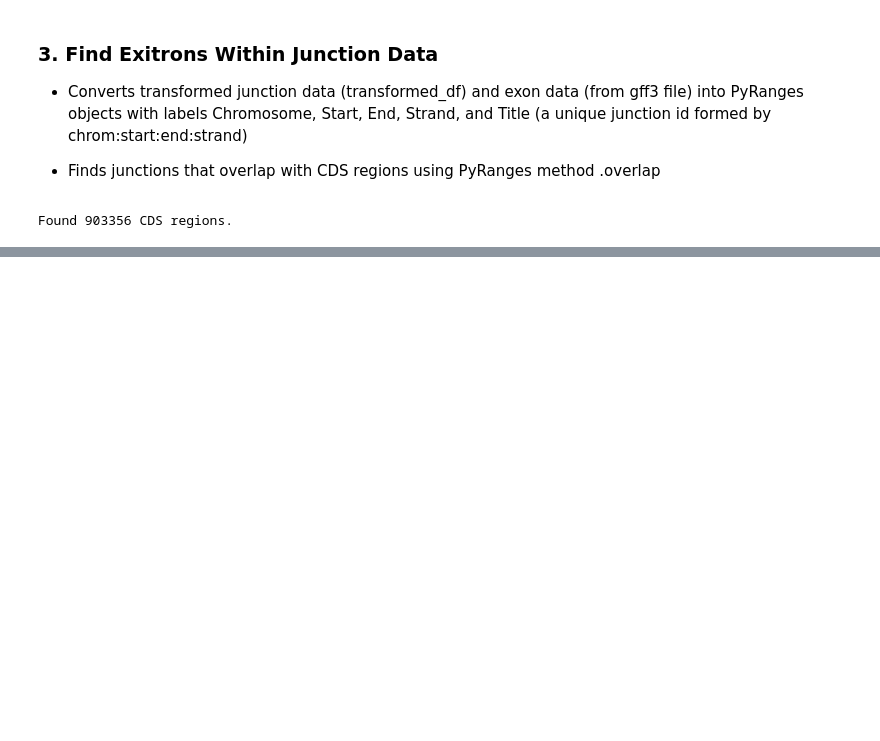
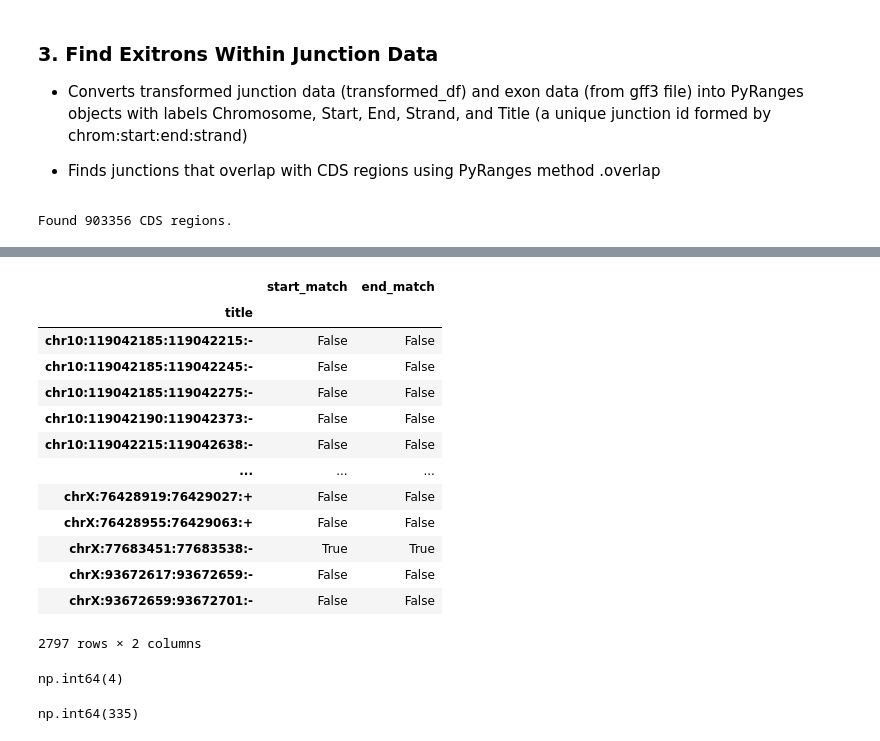
Before and after one commit to nc0le/knowles-lab, a Jupyter notebook: pipeline_v1.ipynb, the cells around one changed output, grey strips where cells are left out. Cells and saved outputs as stored; diff of their text form; code cells hidden in the pictures; blank space fills up the shorter version.

```diff
--- a/pipeline_v1.ipynb
+++ b/pipeline_v1.ipynb
@@ -259,0 +313,55 @@ Transformed 242223 junction records.
+# %%
+def identifyExitrons(exitrons, exons):
+    split_coords = exitrons.index.str.split(':').tolist()
+
+    junctions_long = pd.DataFrame(
+        split_coords,
+        columns=['Chromosome', 'Start', 'End', 'Strand'],
+        index=exitrons.index
+    )
+    junctions_long['Start'] = pd.to_numeric(junctions_long['Start'])
+    junctions_long['End'] = pd.to_numeric(junctions_long['End'])
+
+    # create sets of exon junction ends and starts
+    exon_starts_set = set(exons.Chromosome.astype(str) + ':' + exons.Start.astype(str))
+    exon_ends_set = set(exons.Chromosome.astype(str) + ':' + exons.End.astype(str))
+
+    # create the exitron keys for comparison
+    exitron_start_keys = junctions_long['Chromosome'].astype(str) + ':' + (junctions_long['Start']).astype(str)
+    exitron_end_keys = junctions_long['Chromosome'].astype(str) + ':' + (junctions_long['End']).astype(str)
+
+    # create the final boolean columns and add them to the original DataFrame
+    results_df = pd.DataFrame(
+        {
+            'start_match': exitron_start_keys.isin(exon_ends_set).values,
+            'end_match': exitron_end_keys.isin(exon_starts_set).values
+        },
+        index=exitrons.index
+    )
+
+    return results_df
+# %%
+identifyExitrons(filtered_exitron_data, exons)
+# %% [output]
+|  | start_match | end_match |
+| title |  |  |
+| chr10:119042185:119042215:- | False | False |
+| chr10:119042185:119042245:- | False | False |
+| chr10:119042185:119042275:- | False | False |
+| chr10:119042190:119042373:- | False | False |
+| chr10:119042215:119042638:- | False | False |
+| ... | ... | ... |
+| chrX:76428919:76429027:+ | False | False |
+| chrX:76428955:76429063:+ | False | False |
+| chrX:77683451:77683538:- | True | True |
+| chrX:93672617:93672659:- | False | False |
+| chrX:93672659:93672701:- | False | False |
+2797 rows × 2 columns
+# %%
+identifyExitrons(filtered_exitron_data, exons)['start_match'].sum()
+# %% [output]
+np.int64(4)
+# %%
+identifyExitrons(filtered_exitron_data, exons)['end_match'].sum()
+# %% [output]
+np.int64(335)
```
Also changed, not shown: parts of 15 cells of this notebook.
